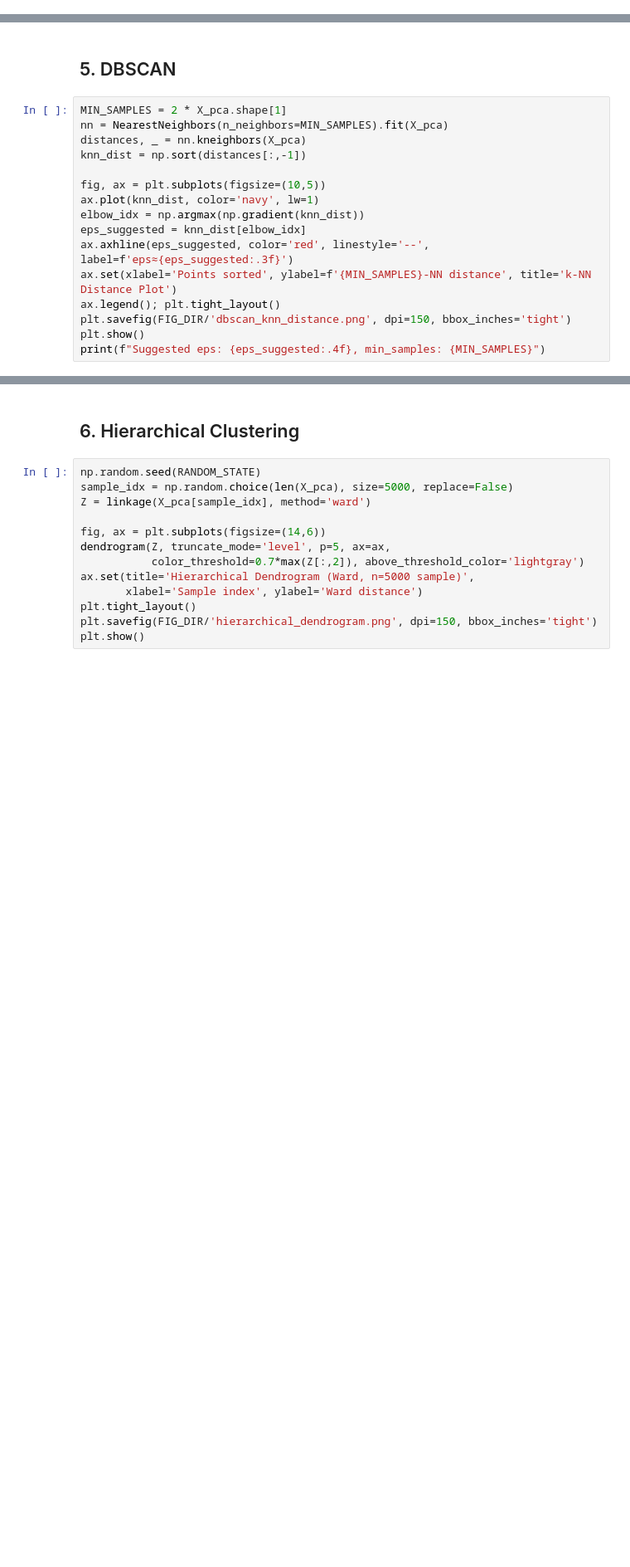
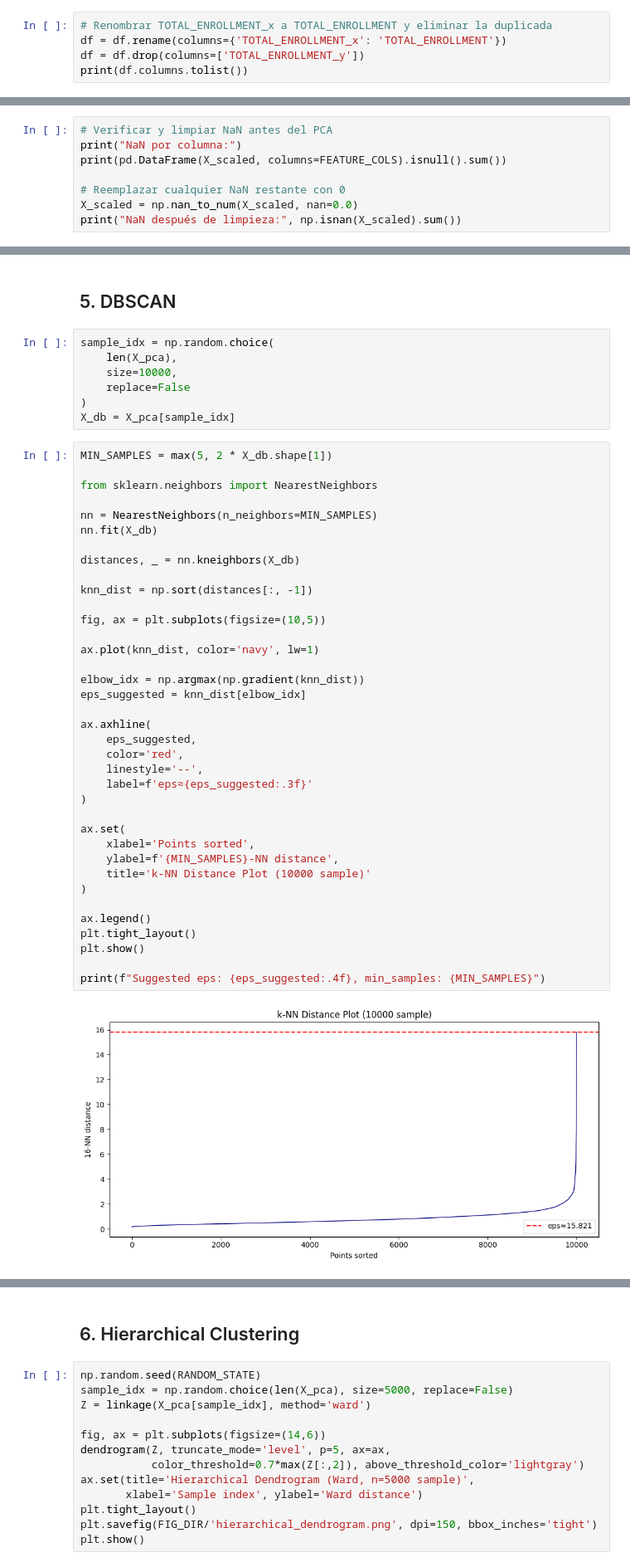
Before and after one commit to YeyoDev99/challenge-5_4, a Jupyter notebook: notebooks/best_run.ipynb, the cells around one changed output, grey strips where cells are left out. Shown at 83% size. Saved outputs shown, nothing was run; the diff lists cells and outputs as text; blank space fills up the shorter version.

Commit message:
Actualización DBSCAN + figuras de clustering

```diff
--- a/notebooks/best_run.ipynb
+++ b/notebooks/best_run.ipynb
@@ -131,0 +190,5 @@ print("\nMissing (%):"); print((df.isnull().mean()*100).round(2).sort_values(asc
+# %%
+# Renombrar TOTAL_ENROLLMENT_x a TOTAL_ENROLLMENT y eliminar la duplicada
+df = df.rename(columns={'TOTAL_ENROLLMENT_x': 'TOTAL_ENROLLMENT'})
+df = df.drop(columns=['TOTAL_ENROLLMENT_y'])
+print(df.columns.tolist())
@@ -191,0 +266,8 @@ print(f"Scaled matrix: {X_scaled.shape}")
+# %%
+# Verificar y limpiar NaN antes del PCA
+print("NaN por columna:")
+print(pd.DataFrame(X_scaled, columns=FEATURE_COLS).isnull().sum())
+
+# Reemplazar cualquier NaN restante con 0
+X_scaled = np.nan_to_num(X_scaled, nan=0.0)
+print("NaN después de limpieza:", np.isnan(X_scaled).sum())
@@ -272,18 +447,48 @@ print("K-Means Cluster Profiles:"); display(km_profile)
 # %% [markdown]
 ## 5. DBSCAN
+# %%
+sample_idx = np.random.choice(
+    len(X_pca),
+    size=10000,
+    replace=False
+)
+X_db = X_pca[sample_idx]
 # %%
-MIN_SAMPLES = 2 * X_pca.shape[1]
-nn = NearestNeighbors(n_neighbors=MIN_SAMPLES).fit(X_pca)
-distances, _ = nn.kneighbors(X_pca)
-knn_dist = np.sort(distances[:,-1])
+MIN_SAMPLES = max(5, 2 * X_db.shape[1])
+
+from sklearn.neighbors import NearestNeighbors
+
+nn = NearestNeighbors(n_neighbors=MIN_SAMPLES)
+nn.fit(X_db)
+
+distances, _ = nn.kneighbors(X_db)
+
+knn_dist = np.sort(distances[:, -1])
 
 fig, ax = plt.subplots(figsize=(10,5))
+
 ax.plot(knn_dist, color='navy', lw=1)
+
 elbow_idx = np.argmax(np.gradient(knn_dist))
 eps_suggested = knn_dist[elbow_idx]
-ax.axhline(eps_suggested, color='red', linestyle='--', label=f'eps≈{eps_suggested:.3f}')
-ax.set(xlabel='Points sorted', ylabel=f'{MIN_SAMPLES}-NN distance', title='k-NN Distance Plot')
-ax.legend(); plt.tight_layout()
-plt.savefig(FIG_DIR/'dbscan_knn_distance.png', dpi=150, bbox_inches='tight')
+
+ax.axhline(
+    eps_suggested,
+    color='red',
+    linestyle='--',
+    label=f'eps≈{eps_suggested:.3f}'
+)
+
+ax.set(
+    xlabel='Points sorted',
+    ylabel=f'{MIN_SAMPLES}-NN distance',
+    title='k-NN Distance Plot (10000 sample)'
+)
+
+ax.legend()
+plt.tight_layout()
 plt.show()
+
 print(f"Suggested eps: {eps_suggested:.4f}, min_samples: {MIN_SAMPLES}")
+# %% [output]
+[figure, added]
```
Also changed, not shown: parts of 38 cells of this notebook, 8 other files.
